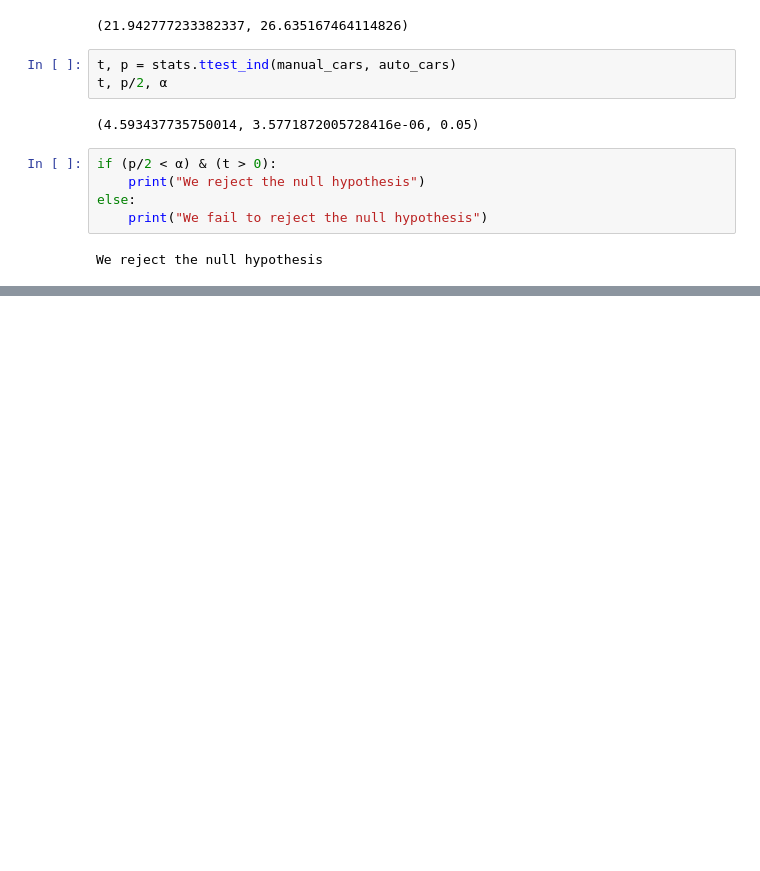
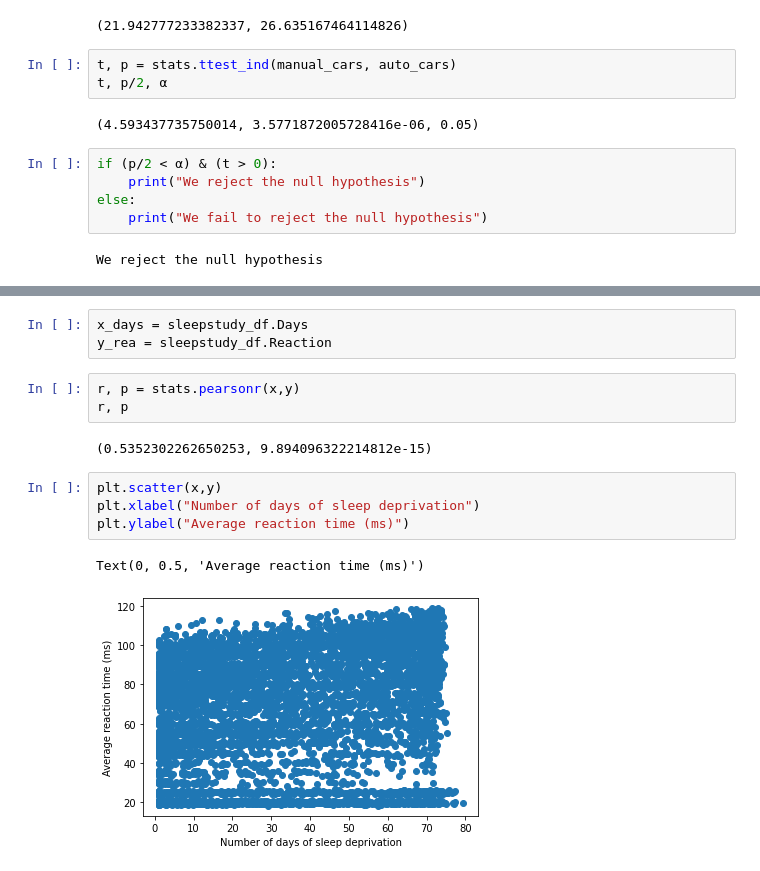
Before and after one commit to Olivert75/statistics-exercises, a Jupyter notebook: hypothesis_testing.ipynb, the cells around one changed output, grey strips where cells are left out. Saved outputs shown, nothing was run; the diff lists cells and outputs as text; blank space fills up the shorter version.

```diff
--- a/hypothesis_testing.ipynb
+++ b/hypothesis_testing.ipynb
@@ -391,0 +567,15 @@ salaries_df.head(5)
+# %%
+x_days = sleepstudy_df.Days
+y_rea = sleepstudy_df.Reaction
+# %%
+r, p = stats.pearsonr(x,y)
+r, p
+# %% [output]
+(0.5352302262650253, 9.894096322214812e-15)
+# %%
+plt.scatter(x,y)
+plt.xlabel("Number of days of sleep deprivation")
+plt.ylabel("Average reaction time (ms)")
+# %% [output]
+Text(0, 0.5, 'Average reaction time (ms)')
+[figure, added]
```
Also changed, not shown: parts of 83 cells of this notebook.
